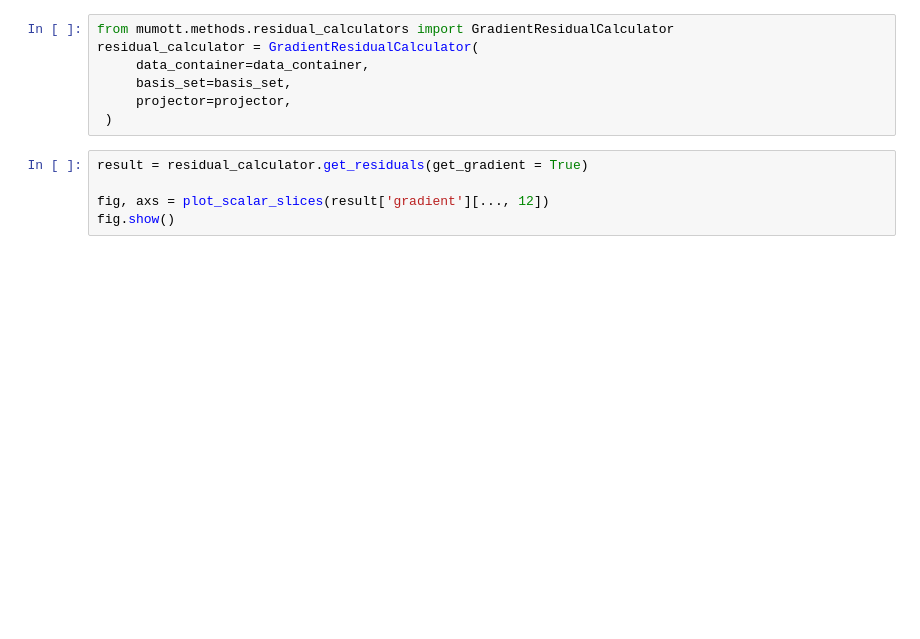
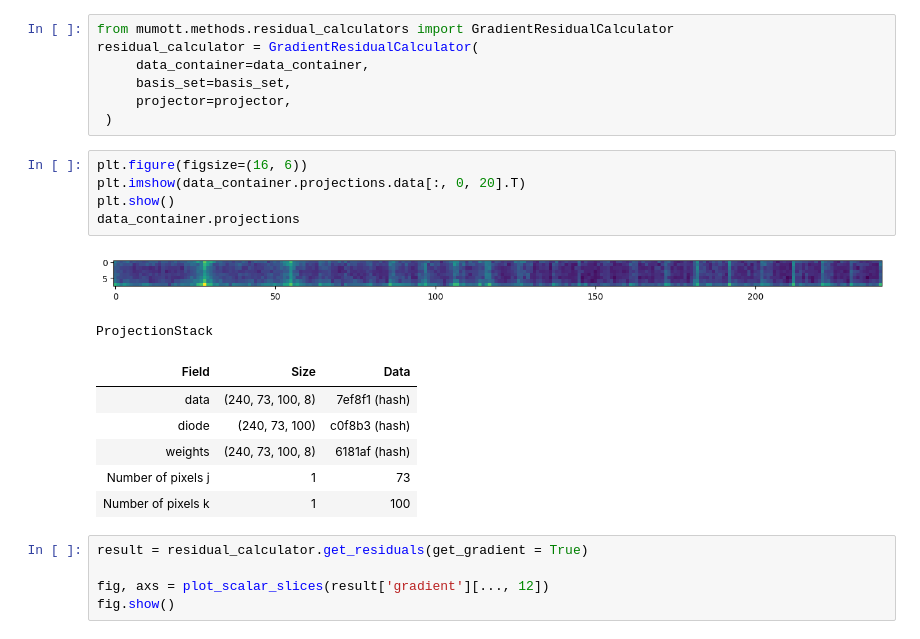
Before and after one commit to lfbarba/smartt, a Jupyter notebook: blue_amazon_frog/python_scripts/Tutorial_preparation-Copy1.ipynb, the cells around one changed output. Drawn from its saved outputs; the diff is of its cells as text; blank space fills up the shorter version.

```diff
--- a/blue_amazon_frog/python_scripts/Tutorial_preparation-Copy1.ipynb
+++ b/blue_amazon_frog/python_scripts/Tutorial_preparation-Copy1.ipynb
@@ -396,6 +393,20 @@ residual_calculator = GradientResidualCalculator(
      basis_set=basis_set,
      projector=projector,
  )
+# %%
+plt.figure(figsize=(16, 6))
+plt.imshow(data_container.projections.data[:, 0, 20].T)
+plt.show()
+data_container.projections
+# %% [output]
+[figure, added]
+ProjectionStack
+| Field | Size | Data |
+| data | (240, 73, 100, 8) | 7ef8f1 (hash) |
+| diode | (240, 73, 100) | c0f8b3 (hash) |
+| weights | (240, 73, 100, 8) | 6181af (hash) |
+| Number of pixels j | 1 | 73 |
+| Number of pixels k | 1 | 100 |
 # %%
 result = residual_calculator.get_residuals(get_gradient = True)
 
```
Also changed, not shown: parts of 3 cells of this notebook, 5 other files.
